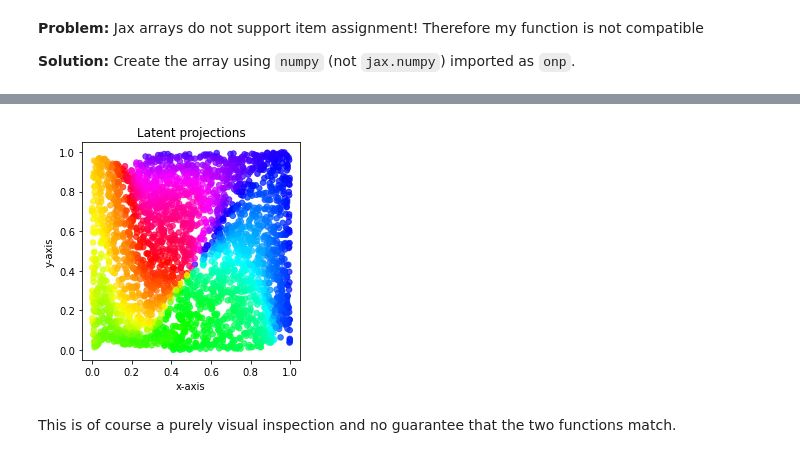
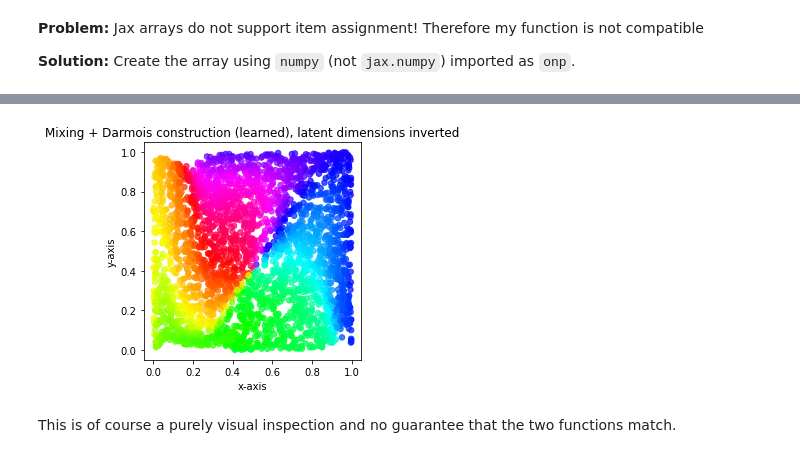
Before and after one commit to lgresele/independent-mechanism-analysis, a Jupyter notebook: 2_differentiable_darmois.ipynb, the cells around one changed output, grey strips where cells are left out. Saved outputs shown, nothing was run; the diff lists cells and outputs as text; code cells hidden in the pictures.

```diff
--- a/2_differentiable_darmois.ipynb
+++ b/2_differentiable_darmois.ipynb
@@ -367,12 +367,12 @@ At the same time **there appears to be a problem with transposition of the dimen
 # %%
 plt.scatter(Y_[:,1], Y_[:,0], c=colors, s=30, alpha=0.75, cmap='hsv')#cmap=cmocean.cm.phase)
 plt.xlabel('x-axis')
 plt.ylabel('y-axis')
-plt.title('Latent projections')
+plt.title('Mixing + Darmois construction (learned), latent dimensions inverted')
 plt.gca().set_aspect('equal', adjustable='box')
 plt.show()
 # %% [output]
-[figure, old version]
+[figure, new version]
 # %% [markdown]
 This is of course a purely visual inspection and no guarantee that the two functions match.
 # %% [markdown]
```
Also changed, not shown: parts of 7 cells of this notebook.
